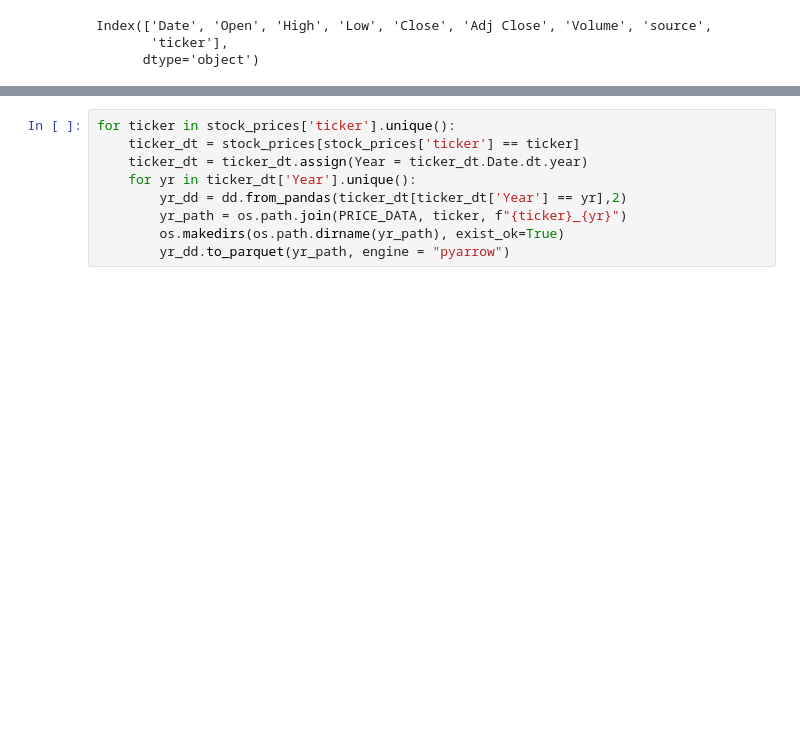
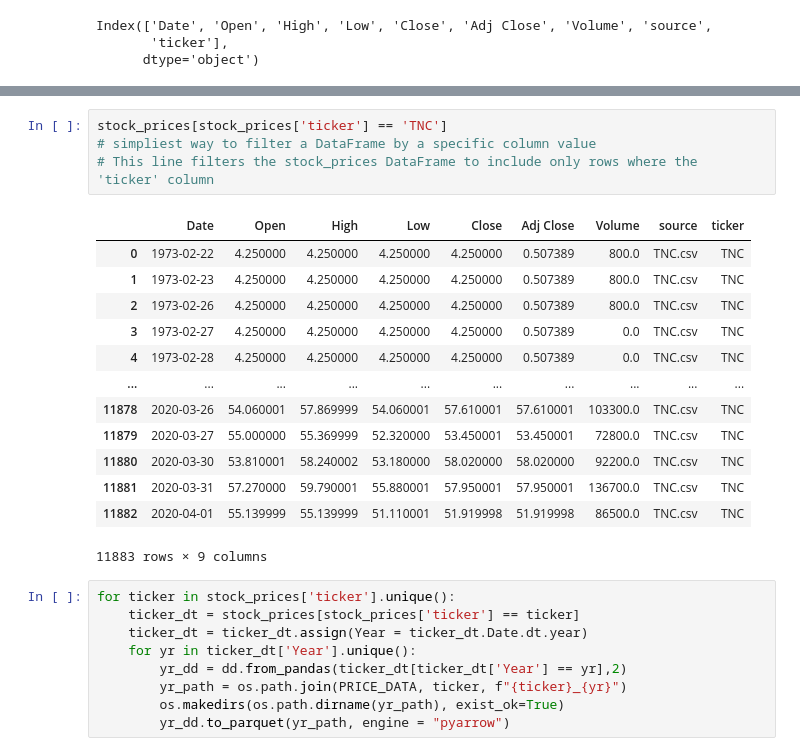
Before and after one commit to Saadkhan-188/production, a Jupyter notebook: 01_materials/labs/02_data_engineering.ipynb, the cells around one changed output, grey strips where cells are left out. Saved outputs shown, nothing was run; the diff lists cells and outputs as text; blank space fills up the shorter version.

Commit message:
02_data_Engineering_datamanager

```diff
--- a/01_materials/labs/02_data_engineering.ipynb
+++ b/01_materials/labs/02_data_engineering.ipynb
@@ -386,3 +411,21 @@ Index(['Date', 'Open', 'High', 'Low', 'Close', 'Adj Close', 'Volume', 'source',
+# %%
+stock_prices[stock_prices['ticker'] == 'TNC']
+# simpliest way to filter a DataFrame by a specific column value
+# This line filters the stock_prices DataFrame to include only rows where the 'ticker' column
+# %% [output]
+|  | Date | Open | High | Low | Close | Adj Close | Volume | source | ticker |
+| 0 | 1973-02-22 | 4.250000 | 4.250000 | 4.250000 | 4.250000 | 0.507389 | 800.0 | TNC.csv | TNC |
+| 1 | 1973-02-23 | 4.250000 | 4.250000 | 4.250000 | 4.250000 | 0.507389 | 800.0 | TNC.csv | TNC |
+| 2 | 1973-02-26 | 4.250000 | 4.250000 | 4.250000 | 4.250000 | 0.507389 | 800.0 | TNC.csv | TNC |
+| 3 | 1973-02-27 | 4.250000 | 4.250000 | 4.250000 | 4.250000 | 0.507389 | 0.0 | TNC.csv | TNC |
+| 4 | 1973-02-28 | 4.250000 | 4.250000 | 4.250000 | 4.250000 | 0.507389 | 0.0 | TNC.csv | TNC |
+| ... | ... | ... | ... | ... | ... | ... | ... | ... | ... |
+| 11878 | 2020-03-26 | 54.060001 | 57.869999 | 54.060001 | 57.610001 | 57.610001 | 103300.0 | TNC.csv | TNC |
+| 11879 | 2020-03-27 | 55.000000 | 55.369999 | 52.320000 | 53.450001 | 53.450001 | 72800.0 | TNC.csv | TNC |
+| 11880 | 2020-03-30 | 53.810001 | 58.240002 | 53.180000 | 58.020000 | 58.020000 | 92200.0 | TNC.csv | TNC |
+| 11881 | 2020-03-31 | 57.270000 | 59.790001 | 55.880001 | 57.950001 | 57.950001 | 136700.0 | TNC.csv | TNC |
+| 11882 | 2020-04-01 | 55.139999 | 55.139999 | 51.110001 | 51.919998 | 51.919998 | 86500.0 | TNC.csv | TNC |
+11883 rows × 9 columns
 # %%
 for ticker in stock_prices['ticker'].unique():
     ticker_dt = stock_prices[stock_prices['ticker'] == ticker]
```
Also changed, not shown: parts of 16 cells of this notebook, 1 other file.
